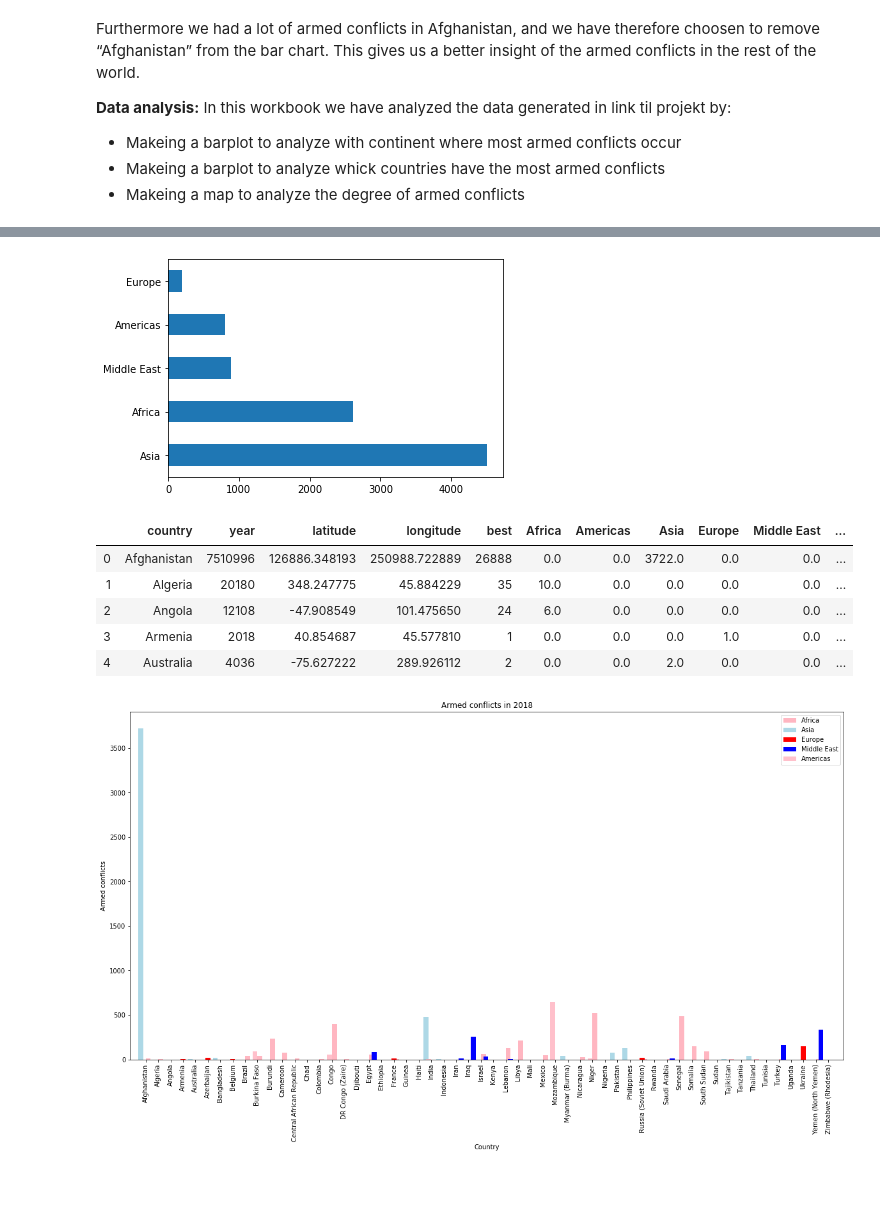
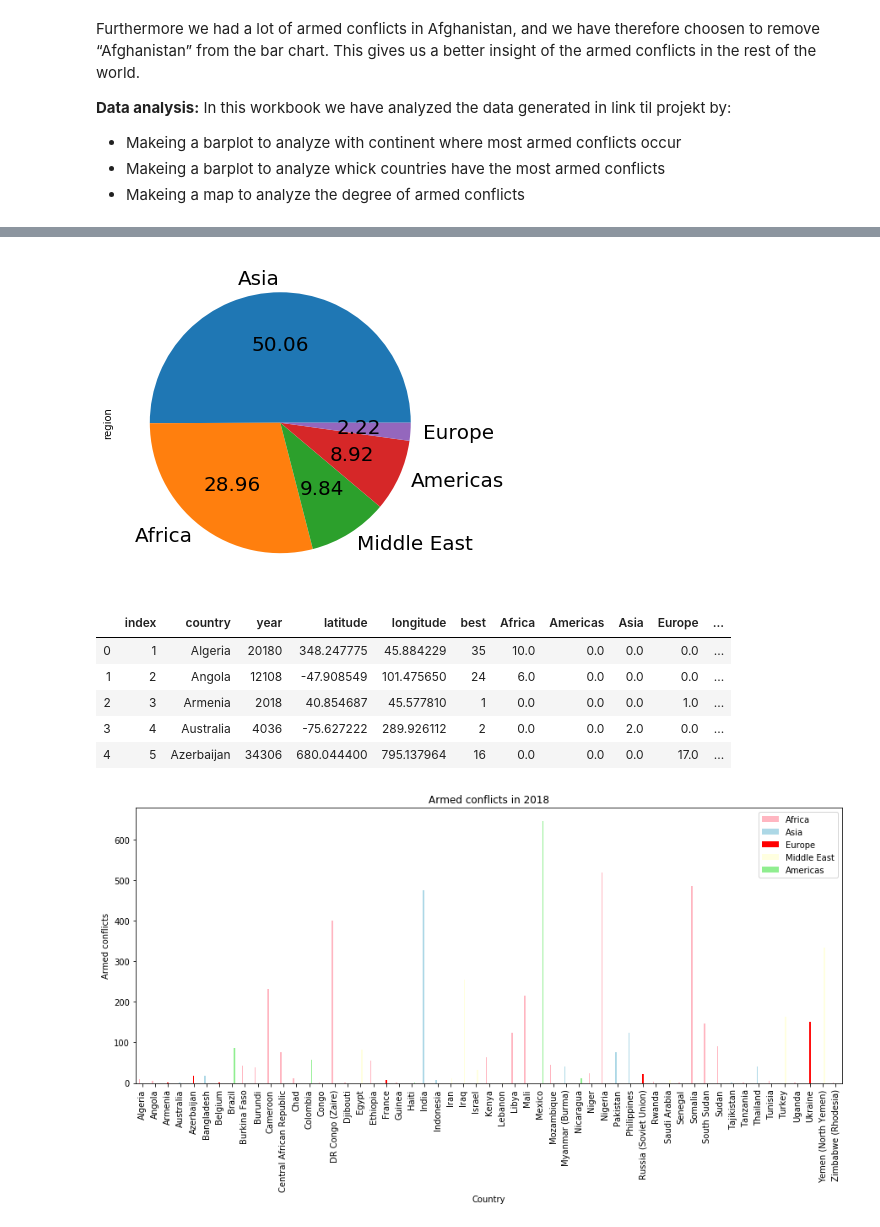
Before and after one commit to NumEconCopenhagen/projects-2020-syntaxerror, a Jupyter notebook: dataproject/civil (2).ipynb, the cells around one changed output, grey strips where cells are left out. Cells and saved outputs as stored; diff of their text form; code cells hidden in the pictures; blank space fills up the shorter version.

```diff
--- a/dataproject/civil (2).ipynb
+++ b/dataproject/civil (2).ipynb
@@ -35,23 +35,25 @@ from bokeh.plotting import figure
 from bokeh.models import GeoJSONDataSource, ColumnDataSource
 from bokeh.models import HoverTool
 
-cw = pd.read_csv('ged191.csv')
-world = 'Data/DATA/countries_110m/ne_110m_admin_0_countries.shp'
+#cw = pd.read_csv('ged191.csv')
+
 
 #Drop unwanted columns
 
-drop_these = ['id','low', 'high', 'event_clarity', 'date_prec', 'conflict_new_id',
-              'conflict_name','dyad_name', 'dyad_new_id','side_a_new_id','adm_1','adm_2', 'gwnoa', 'side_b_new_id', 'dyad_new_id', 'gwnob', 'number_of_sources'
-              , 'source_headline', 'priogrid_gid', 'source_date', 'source_office', 'source_article',
-              'source_original', 'deaths_a', 'deaths_b', 'deaths_civilians', 'deaths_unknown', 'date_start',
-              'date_end', 'country_id', 'side_a', 'side_b', 'where_prec', 'type_of_violence', 'active_year']
+#drop_these = ['id','low', 'high', 'event_clarity', 'date_prec', 'conflict_new_id',  'conflict_name','dyad_name', 'dyad_new_id','side_a_new_id','adm_1','adm_2', 'gwnoa', 'side_b_new_id', 'dyad_new_id', 'gwnob', 'number_of_sources', 'source_headline', 'priogrid_gid', 'source_date', 'source_office', 'source_article', 'source_original', 'deaths_a', 'deaths_b', 'deaths_civilians', 'deaths_unknown', 'date_start', 'date_end', 'country_id', 'side_a', 'side_b', 'where_prec', 'type_of_violence', 'active_year']
 
 
-cw.drop(drop_these, axis=1, inplace=True) # axis = 1 -> columns, inplace=True -> changed, no copy made
+#cw.drop(drop_these, axis=1, inplace=True) # axis = 1 -> columns, inplace=True -> changed, no copy made
 
 # We first look at the latest year, which is 2018.
-cw_year = cw[cw.year == 2018]
-cw_year.to_csv (r'C:\Users\Frede\Desktop\Polit\export_dataframe.csv', index = False, header=True)
+#cw_year = cw[cw.year == 2018]
+# Since our datafile was too large we first dorpped the columns above from the file 'ged191' and then we exported it as a new datafile 'export_dataframe.csv'
+#cw_year.to_csv (r'C:\Users\Frede\Desktop\Polit\export_dataframe.csv', index = False, header=True)
+
+# We now read our files
+
+cw_year = pd.read_csv('export_dataframe.csv')
+world = 'countries/ne_110m_admin_0_countries.shp'
 # %%
 # We create dummies for the regions:
 region_dummy = pd.get_dummies(cw_year['region'])
@@ -68,9 +70,9 @@ cw_year.head()
 # %%
-#We plot the different regions
+#We plot the different regions in a pie plot, and calculate the percentage.
 
-Asia = cw_year['region'].value_counts().plot(kind='barh')
+Regions = cw_year['region'].value_counts().plot.pie( autopct='%.2f', fontsize=20, figsize=(6, 6))
 # %% [output]
-[figure, old version]
+[figure, new version]
 # %%
 # We group the armed conflicts by country:
 grouped = cw_year.groupby('country')
@@ -82,18 +84,21 @@ cw_year_grouped = grouped.sum()
 cw_year_grouped['Armed_conflicts'] = cw_year_count['best']
 cw_year_grouped.reset_index(inplace=True)
 
+# Remove Afghanistan from the list
+cw_year_grouped = cw_year_grouped[cw_year_grouped['country'] != 'Afghanistan']
+cw_year_grouped.reset_index(inplace=True)
+
 cw_year_grouped.head(5)
 # %% [output]
-|  | country | year | latitude | longitude | best | Africa | Americas | Asia | Europe | Middle East | ... |
-| 0 | Afghanistan | 7510996 | 126886.348193 | 250988.722889 | 26888 | 0.0 | 0.0 | 3722.0 | 0.0 | 0.0 | ... |
-| 1 | Algeria | 20180 | 348.247775 | 45.884229 | 35 | 10.0 | 0.0 | 0.0 | 0.0 | 0.0 | ... |
-| 2 | Angola | 12108 | -47.908549 | 101.475650 | 24 | 6.0 | 0.0 | 0.0 | 0.0 | 0.0 | ... |
-| 3 | Armenia | 2018 | 40.854687 | 45.577810 | 1 | 0.0 | 0.0 | 0.0 | 1.0 | 0.0 | ... |
-| 4 | Australia | 4036 | -75.627222 | 289.926112 | 2 | 0.0 | 0.0 | 2.0 | 0.0 | 0.0 | ... |
+|  | index | country | year | latitude | longitude | best | Africa | Americas | Asia | Europe | ... |
+| 0 | 1 | Algeria | 20180 | 348.247775 | 45.884229 | 35 | 10.0 | 0.0 | 0.0 | 0.0 | ... |
+| 1 | 2 | Angola | 12108 | -47.908549 | 101.475650 | 24 | 6.0 | 0.0 | 0.0 | 0.0 | ... |
+| 2 | 3 | Armenia | 2018 | 40.854687 | 45.577810 | 1 | 0.0 | 0.0 | 0.0 | 1.0 | ... |
+| 3 | 4 | Australia | 4036 | -75.627222 | 289.926112 | 2 | 0.0 | 0.0 | 2.0 | 0.0 | ... |
+| 4 | 5 | Azerbaijan | 34306 | 680.044400 | 795.137964 | 16 | 0.0 | 0.0 | 0.0 | 17.0 | ... |
 # %%
-# We make aplot of the armed conflicts in 2018 divided into countries.
-fig, ax = plt.subplots(figsize = (20,10))
-fig = cw_year_grouped.plot(x="country", y=["Africa" , "Asia", "Europe", "Middle East", "Americas"], kind="bar", color=['lightpink', 'lightblue', 'red' , 'blue', 'pink'], width=2, ax=ax)
+fig, ax = plt.subplots(figsize = (15,6))
+fig = cw_year_grouped.plot(x="country", y=["Africa" , "Asia", "Europe", "Middle East", "Americas"], kind="bar", color=['lightpink', 'lightblue', 'red' , 'lightyellow', 'lightgreen'], width=0.5, ax=ax,)
 
 x = cw_year_grouped['country']
 
@@ -103,7 +108,7 @@ plt.xlabel('Country')
 
 plt.show()
 # %% [output]
-[figure, old version]
+[figure, new version]
 # %%
 #We now start making the map
 #We read our file and we only want the two columns 'Admin' and 'geometry'
```
Also changed, not shown: parts of 5 cells of this notebook.
